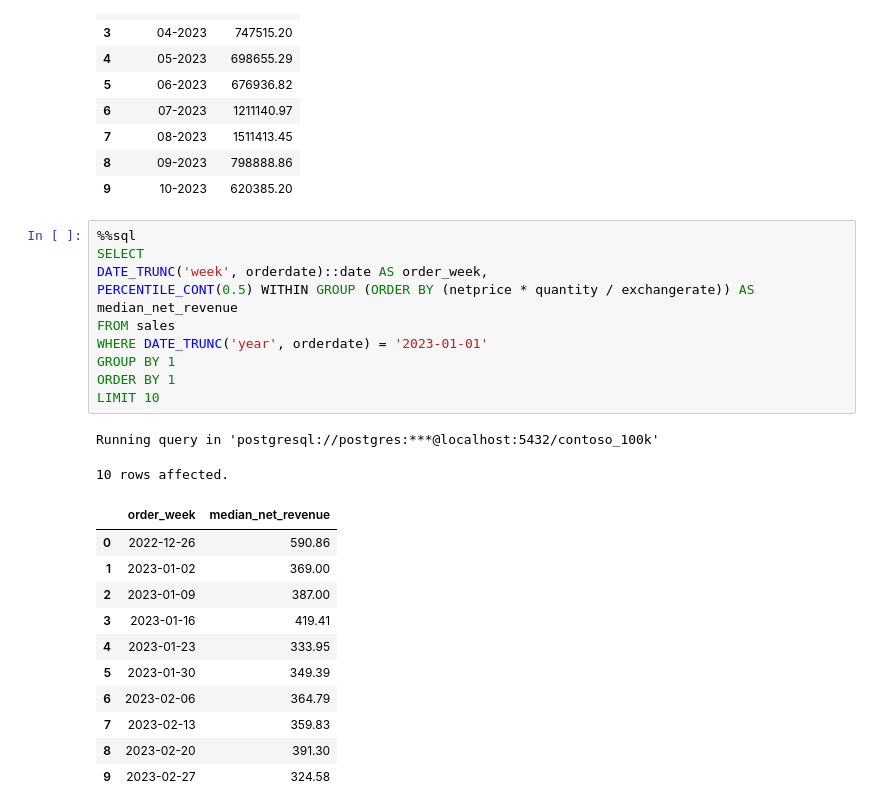
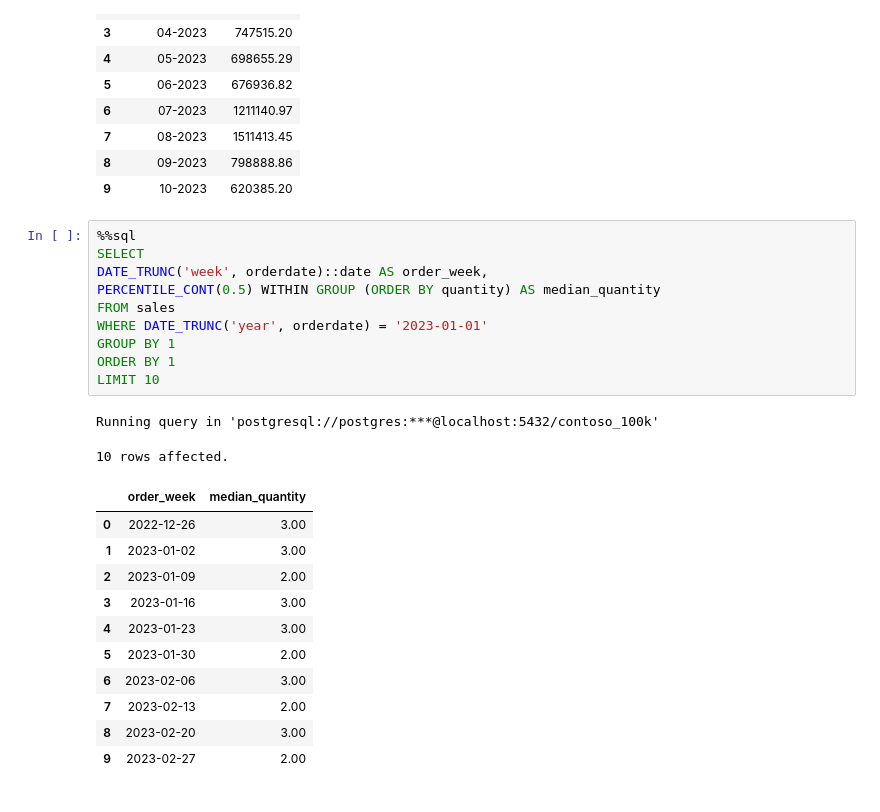
Before and after one commit to Du6eniuk/Du6eniuk, a Jupyter notebook: 0_Intro/2_Colab_Notebooks.ipynb, the cells around one changed output. Cells and saved outputs as stored; diff of their text form.

```diff
--- a/0_Intro/2_Colab_Notebooks.ipynb
+++ b/0_Intro/2_Colab_Notebooks.ipynb
@@ -772,24 +772,24 @@ Running query in 'postgresql://postgres:***@localhost:5432/contoso_100k'
 # %%
 %%sql
 SELECT
 DATE_TRUNC('week', orderdate)::date AS order_week,
-PERCENTILE_CONT(0.5) WITHIN GROUP (ORDER BY (netprice * quantity / exchangerate)) AS median_net_revenue
+PERCENTILE_CONT(0.5) WITHIN GROUP (ORDER BY quantity) AS median_quantity
 FROM sales
 WHERE DATE_TRUNC('year', orderdate) = '2023-01-01'
 GROUP BY 1
 ORDER BY 1
 LIMIT 10
 # %% [output]
 Running query in 'postgresql://postgres:***@localhost:5432/contoso_100k'
 10 rows affected.
-|  | order_week | median_net_revenue |
-| 0 | 2022-12-26 | 590.86 |
-| 1 | 2023-01-02 | 369.00 |
-| 2 | 2023-01-09 | 387.00 |
-| 3 | 2023-01-16 | 419.41 |
-| 4 | 2023-01-23 | 333.95 |
-| 5 | 2023-01-30 | 349.39 |
-| 6 | 2023-02-06 | 364.79 |
-| 7 | 2023-02-13 | 359.83 |
-| 8 | 2023-02-20 | 391.30 |
-| 9 | 2023-02-27 | 324.58 |
+|  | order_week | median_quantity |
+| 0 | 2022-12-26 | 3.00 |
+| 1 | 2023-01-02 | 3.00 |
+| 2 | 2023-01-09 | 2.00 |
+| 3 | 2023-01-16 | 3.00 |
+| 4 | 2023-01-23 | 3.00 |
+| 5 | 2023-01-30 | 2.00 |
+| 6 | 2023-02-06 | 3.00 |
+| 7 | 2023-02-13 | 2.00 |
+| 8 | 2023-02-20 | 3.00 |
+| 9 | 2023-02-27 | 2.00 |
```
